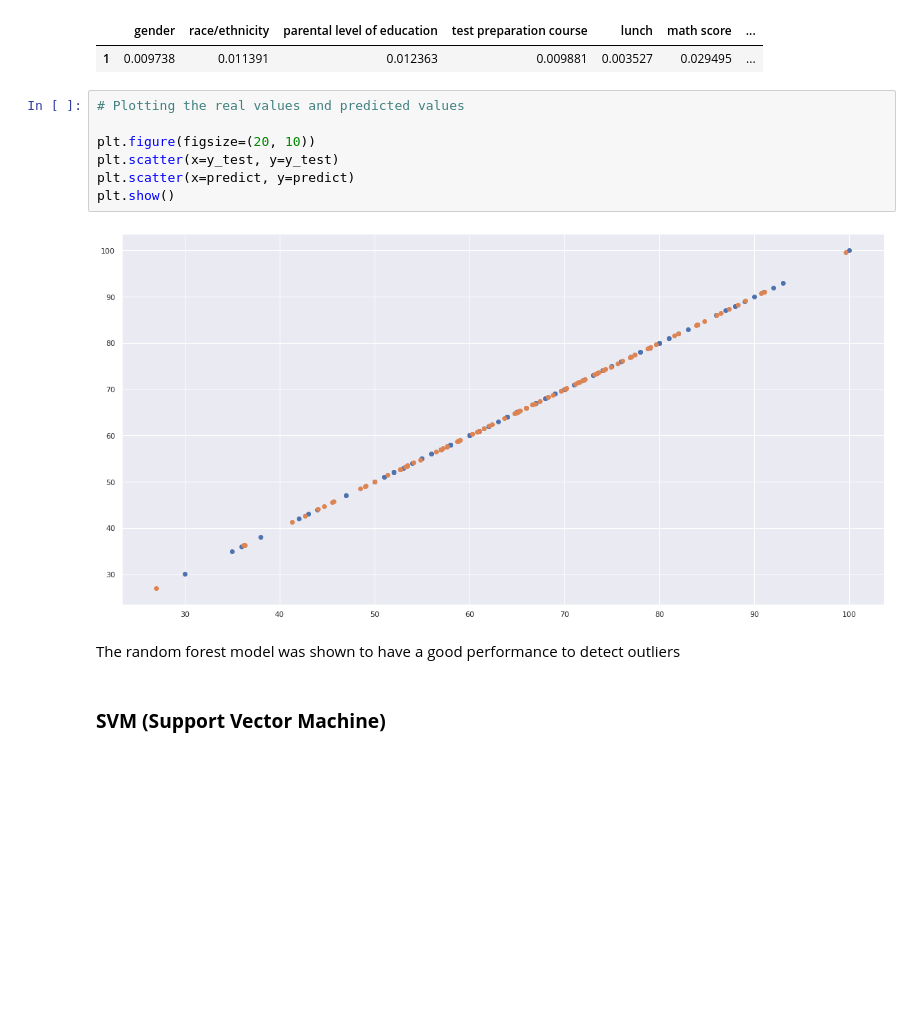
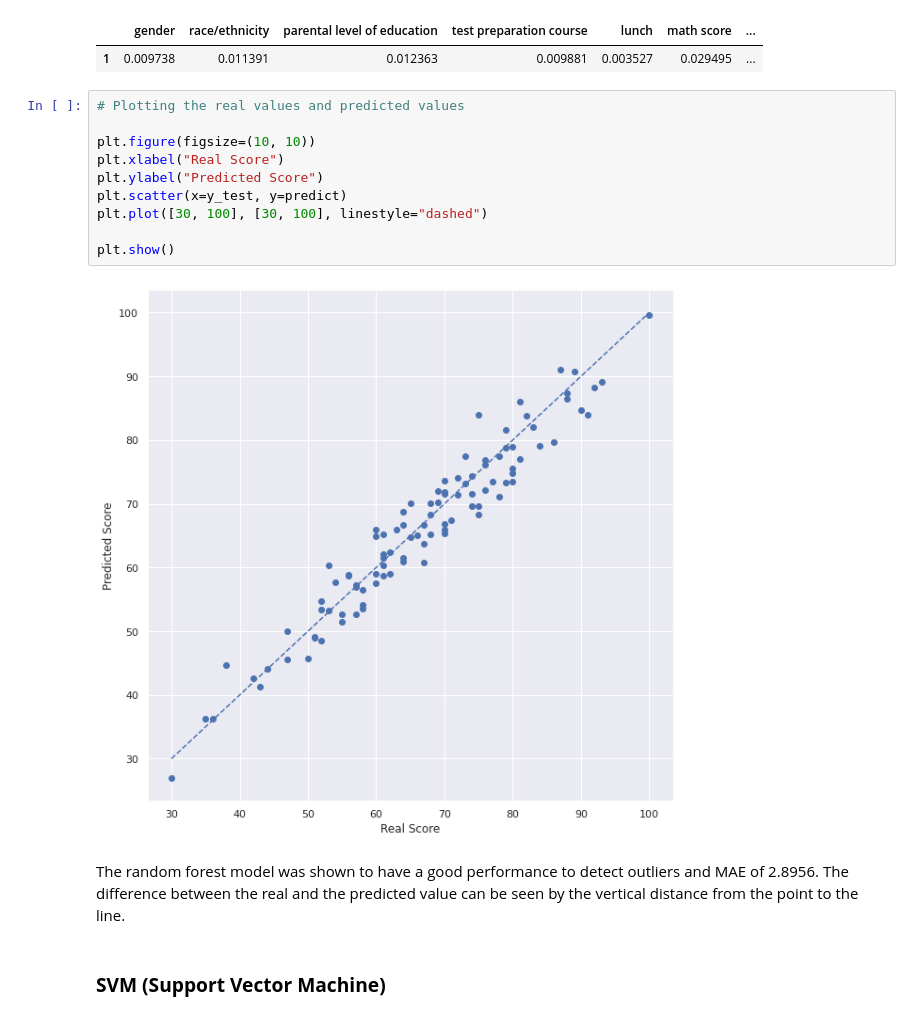
Before and after one commit to ArturAvelino/students_performance_rf_svm, a Jupyter notebook: data_visualization_and_model_comparison_RF_SVM/data-visualization-and-model-comparison-rf-svm.ipynb, the cells around one changed output. Cells and saved outputs as stored; diff of their text form; blank space fills up the shorter version.

Commit message:
Graphics update

```diff
--- a/data_visualization_and_model_comparison_RF_SVM/data-visualization-and-model-comparison-rf-svm.ipynb
+++ b/data_visualization_and_model_comparison_RF_SVM/data-visualization-and-model-comparison-rf-svm.ipynb
@@ -473,14 +505,17 @@ pd.DataFrame({"gender": rf_regressor.feature_importances_[0], "race/ethnicity":
 # %%
 # Plotting the real values and predicted values
 
-plt.figure(figsize=(20, 10))
-plt.scatter(x=y_test, y=y_test)
-plt.scatter(x=predict, y=predict)
+plt.figure(figsize=(10, 10))
+plt.xlabel("Real Score")
+plt.ylabel("Predicted Score")
+plt.scatter(x=y_test, y=predict)
+plt.plot([30, 100], [30, 100], linestyle="dashed")
+
 plt.show()
 # %% [output]
-[figure, old version]
+[figure, new version]
 # %% [markdown]
-The random forest model was shown to have a good performance to detect outliers
+The random forest model was shown to have a good performance to detect outliers and MAE of 2.8956. The difference between the real and the predicted value can be seen by the vertical distance from the point to the line.
 # %% [markdown]
 ### **SVM (Support Vector Machine)**
 # %% [markdown]
```
Also changed, not shown: parts of 17 cells of this notebook.
